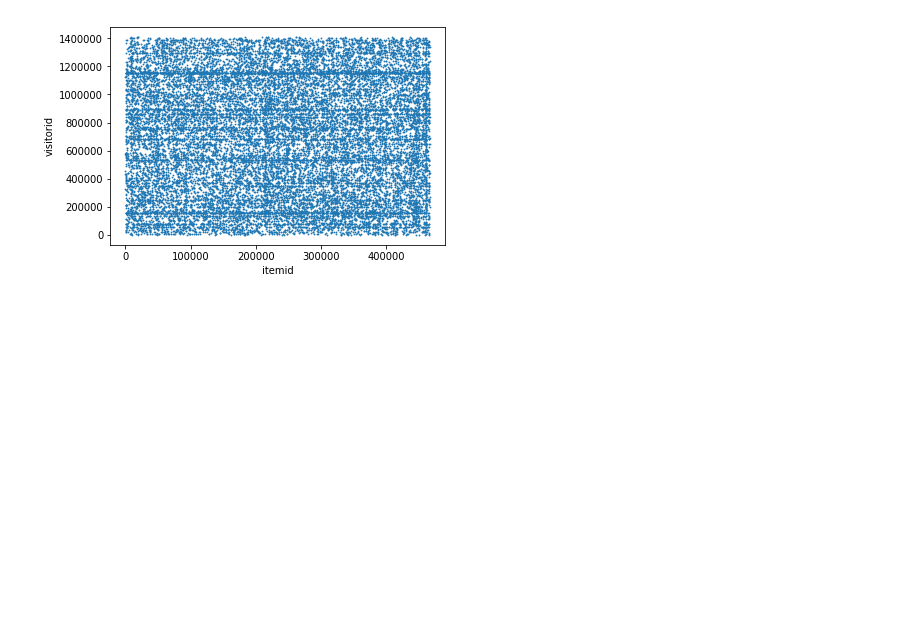
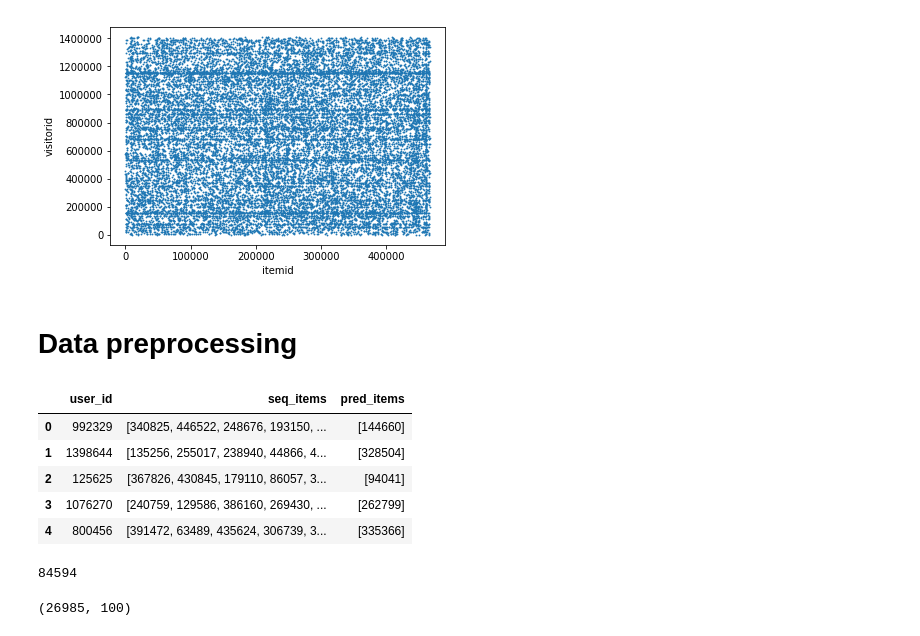
Before and after one commit to LubomirKoprla/fiit_project_neural_networks, a Jupyter notebook: notebooks/analysis.ipynb, the cells around one changed output. Saved outputs shown, nothing was run; the diff lists cells and outputs as text; code cells hidden in the pictures; blank space fills up the shorter version.

Commit message:
Add preprocessing

```diff
--- a/notebooks/analysis.ipynb
+++ b/notebooks/analysis.ipynb
@@ -15,3 +24,5 @@ events = pd.read_csv("../data/raw/ecommerce-dataset/events.csv")
+# %%
+events = load_events()
 # %%
 events.head()
 # %% [output]
@@ -156,3 +169,15 @@ events[events['event'] == 'transaction'].plot.scatter('itemid','visitorid',s=0.7
 # %% [output]
 <matplotlib.axes._subplots.AxesSubplot at 0x...>
 [figure]
+# %% [markdown]
+# Data preprocessing
+# %%
+data = preprocessing_seq(events,"visitorid","itemid")
+data.head()
+# %% [output]
+|  | user_id | seq_items | pred_items |
+| 0 | 992329 | [340825, 446522, 248676, 193150, ... | [144660] |
+| 1 | 1398644 | [135256, 255017, 238940, 44866, 4... | [328504] |
+| 2 | 125625 | [367826, 430845, 179110, 86057, 3... | [94041] |
+| 3 | 1076270 | [240759, 129586, 386160, 269430, ... | [262799] |
+| 4 | 800456 | [391472, 63489, 435624, 306739, 3... | [335366] |
@@ -158,0 +192,4 @@ events[events['event'] == 'transaction'].plot.scatter('itemid','visitorid',s=0.7
+# %%
+len(dic)
+# %% [output]
+84594
@@ -158,0 +198,4 @@ events[events['event'] == 'transaction'].plot.scatter('itemid','visitorid',s=0.7
+# %%
+data_x.shape
+# %% [output]
+(26985, 100)
```
Also changed, not shown: parts of 7 cells of this notebook, 3 other files.
